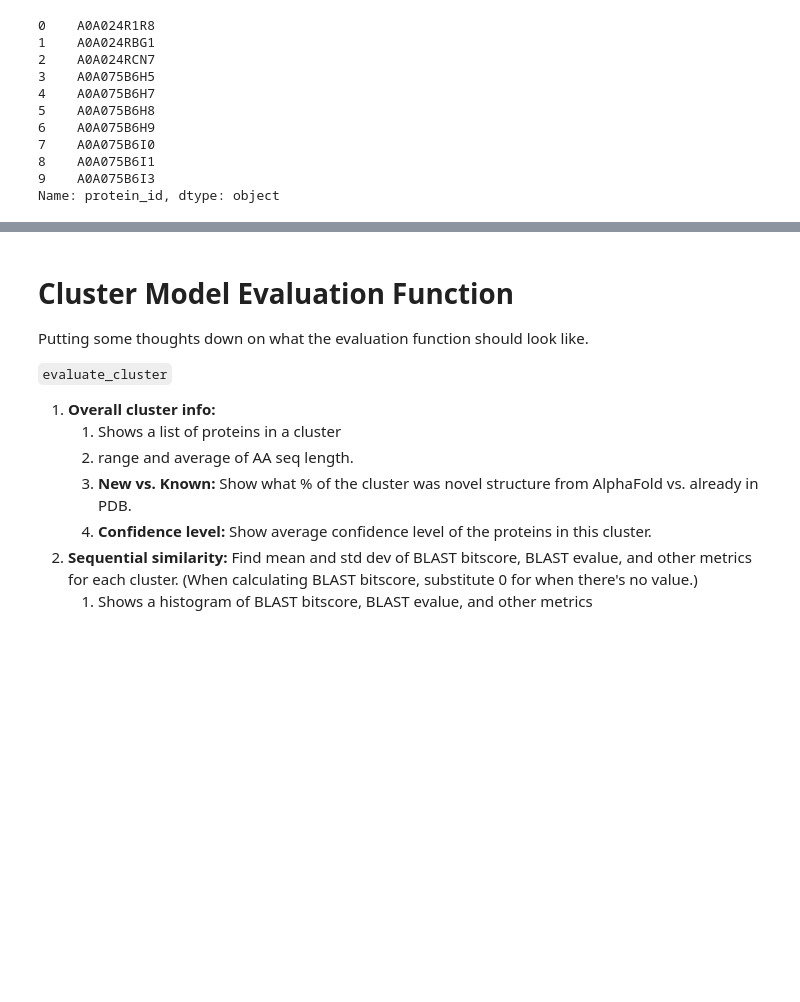
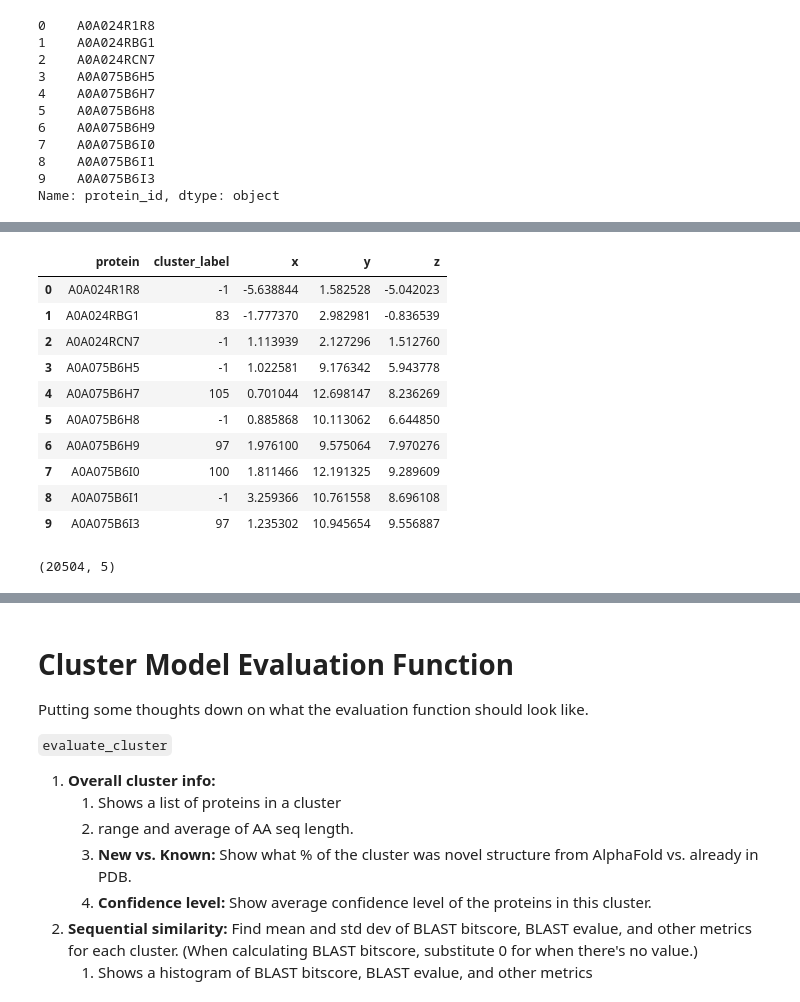
Before and after one commit to dptrsa-300/pss, a Jupyter notebook: Evaluate Cluster Outcome.ipynb, the cells around one changed output, grey strips where cells are left out. Drawn from its saved outputs; the diff is of its cells as text; code cells hidden in the pictures; blank space fills up the shorter version.

```diff
--- a/Evaluate Cluster Outcome.ipynb
+++ b/Evaluate Cluster Outcome.ipynb
@@ -102,0 +113,10 @@ clusters[0:10]
+# %%
+# Reduce to 3D space
+
+from sklearn.manifold import Isomap
+
+print("X_full orig shape", seqvec_np.shape)
+
+embedding = Isomap(n_components=3)
+seqvec_np_3d = embedding.fit_transform(seqvec_np)
+print("X_transformed new shape", seqvec_np_3d.shape)
@@ -102,0 +135,20 @@ clusters[0:10]
+# %%
+clusters_with_3d = pd.concat([clusters, pd.DataFrame(seqvec_np_3d, columns=['x', 'y', 'z'])],
+                             axis=1)
+clusters_with_3d[0:10]
+# %% [output]
+|  | protein | cluster_label | x | y | z |
+| 0 | A0A024R1R8 | -1 | -5.638844 | 1.582528 | -5.042023 |
+| 1 | A0A024RBG1 | 83 | -1.777370 | 2.982981 | -0.836539 |
+| 2 | A0A024RCN7 | -1 | 1.113939 | 2.127296 | 1.512760 |
+| 3 | A0A075B6H5 | -1 | 1.022581 | 9.176342 | 5.943778 |
+| 4 | A0A075B6H7 | 105 | 0.701044 | 12.698147 | 8.236269 |
+| 5 | A0A075B6H8 | -1 | 0.885868 | 10.113062 | 6.644850 |
+| 6 | A0A075B6H9 | 97 | 1.976100 | 9.575064 | 7.970276 |
+| 7 | A0A075B6I0 | 100 | 1.811466 | 12.191325 | 9.289609 |
+| 8 | A0A075B6I1 | -1 | 3.259366 | 10.761558 | 8.696108 |
+| 9 | A0A075B6I3 | 97 | 1.235302 | 10.945654 | 9.556887 |
+# %%
+clusters_with_3d.shape
+# %% [output]
+(20504, 5)
```
Also changed, not shown: parts of 23 cells of this notebook, 1 other file.
